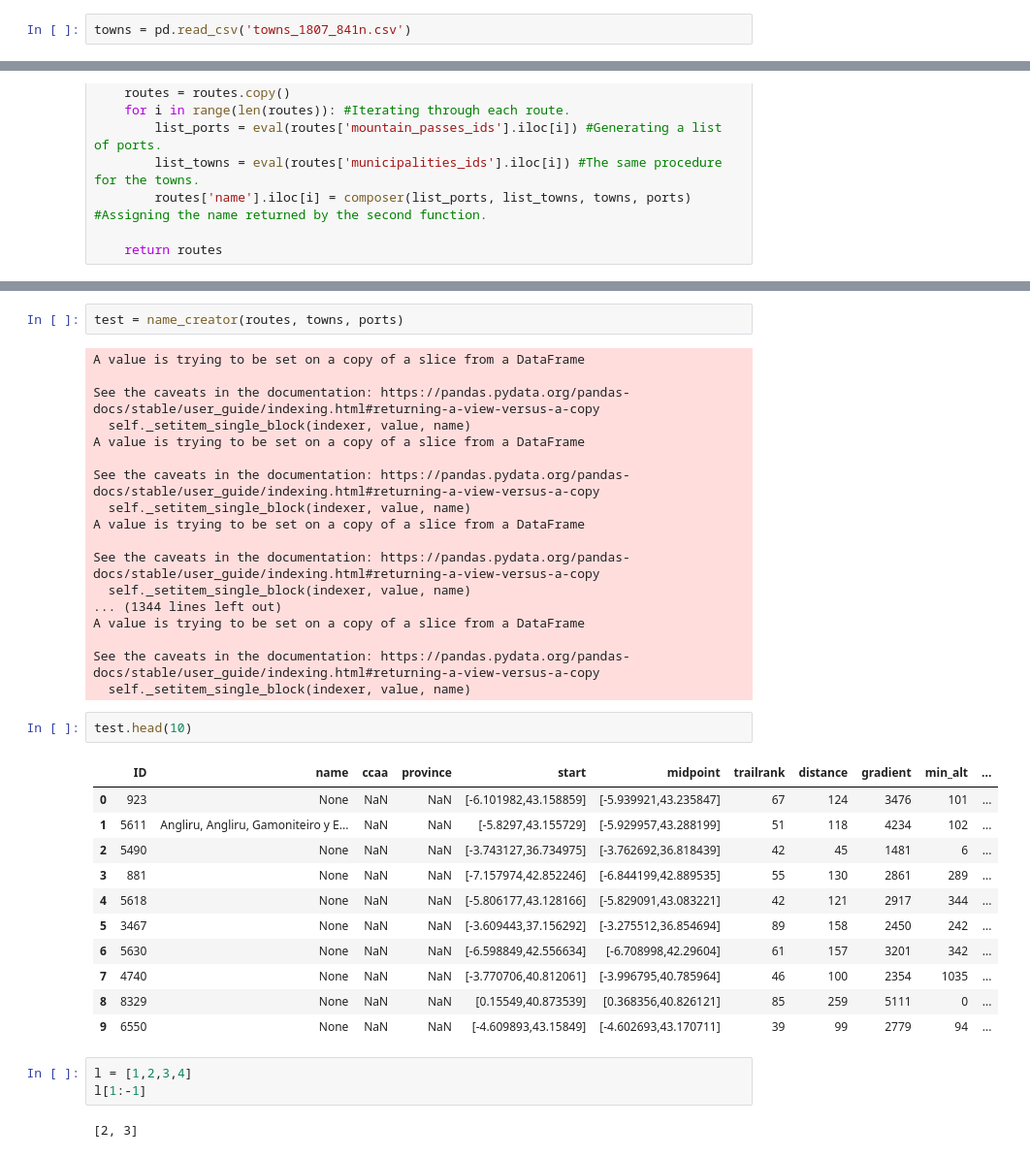
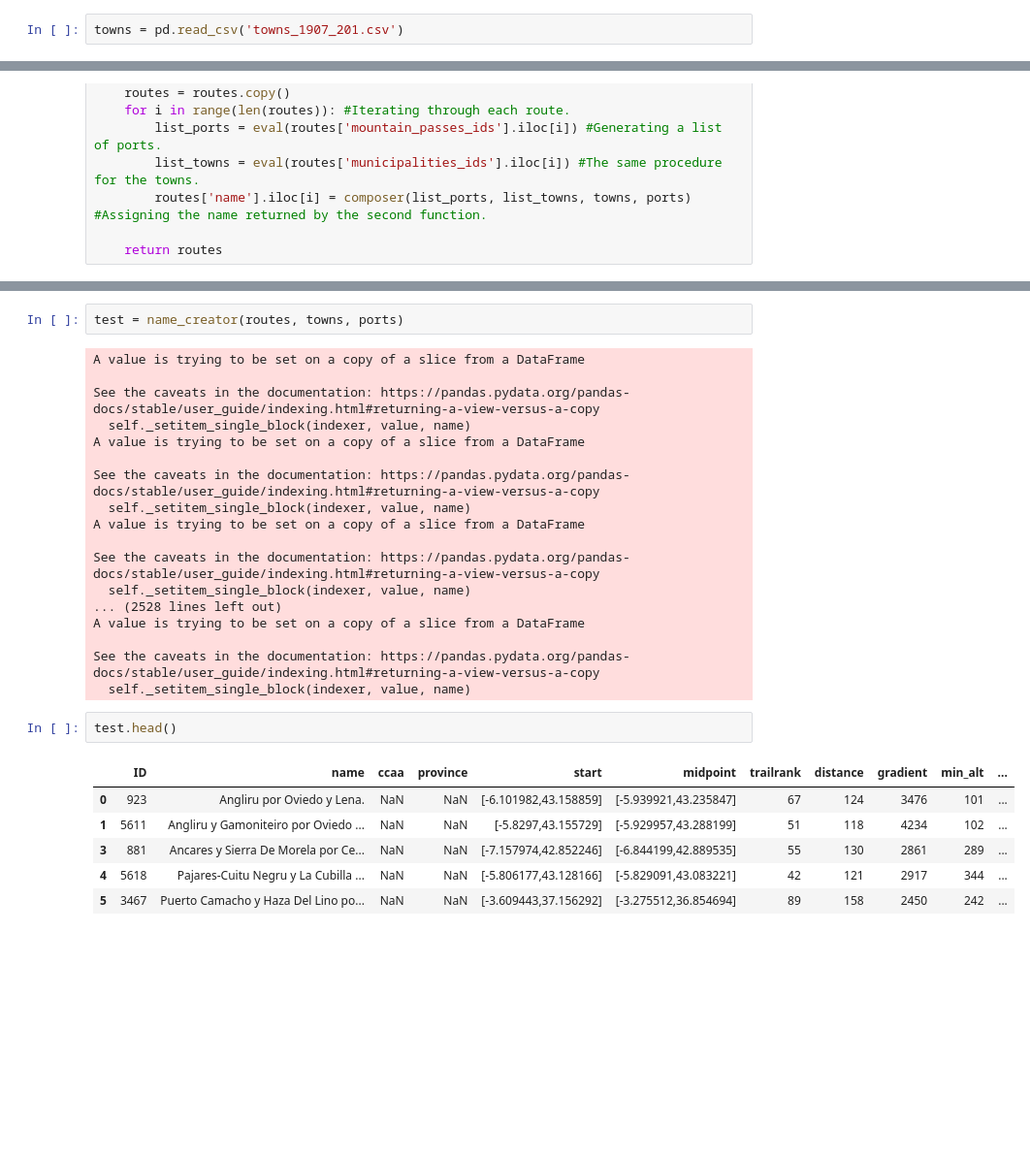
Before and after one commit to on2wheels-es/data, a Jupyter notebook: 2. Assigning route names.ipynb, the cells around one changed output, grey strips where cells are left out. Shown: that part at 97% size. Saved outputs shown, nothing was run; the diff lists cells and outputs as text; blank space fills up the shorter version.

```diff
--- a/2. Assigning route names.ipynb
+++ b/2. Assigning route names.ipynb
@@ -24,5 +24,5 @@ To create a better naming scheme we need to know which towns are near every rout
 # %%
-towns = pd.read_csv('towns_1807_841n.csv')
+towns = pd.read_csv('towns_1907_201.csv')
 # %%
 towns.head()
 # %% [output]
@@ -217,27 +218,17 @@ A value is trying to be set on a copy of a slice from a DataFrame
 
 See the caveats in the documentation: https://pandas.pydata.org/pandas-docs/stable/user_guide/indexing.html#returning-a-view-versus-a-copy
   self._setitem_single_block(indexer, value, name)
-... (1344 lines left out)
+... (2528 lines left out)
 A value is trying to be set on a copy of a slice from a DataFrame
 
 See the caveats in the documentation: https://pandas.pydata.org/pandas-docs/stable/user_guide/indexing.html#returning-a-view-versus-a-copy
   self._setitem_single_block(indexer, value, name)
 # %%
-test.head(10)
+test.head()
 # %% [output]
 |  | ID | name | ccaa | province | start | midpoint | trailrank | distance | gradient | min_alt | ... |
-| 0 | 923 | None | NaN | NaN | [-6.101982,43.158859] | [-5.939921,43.235847] | 67 | 124 | 3476 | 101 | ... |
-| 1 | 5611 | Angliru, Angliru, Gamoniteiro y E... | NaN | NaN | [-5.8297,43.155729] | [-5.929957,43.288199] | 51 | 118 | 4234 | 102 | ... |
-| 2 | 5490 | None | NaN | NaN | [-3.743127,36.734975] | [-3.762692,36.818439] | 42 | 45 | 1481 | 6 | ... |
-| 3 | 881 | None | NaN | NaN | [-7.157974,42.852246] | [-6.844199,42.889535] | 55 | 130 | 2861 | 289 | ... |
-| 4 | 5618 | None | NaN | NaN | [-5.806177,43.128166] | [-5.829091,43.083221] | 42 | 121 | 2917 | 344 | ... |
-| 5 | 3467 | None | NaN | NaN | [-3.609443,37.156292] | [-3.275512,36.854694] | 89 | 158 | 2450 | 242 | ... |
-| 6 | 5630 | None | NaN | NaN | [-6.598849,42.556634] | [-6.708998,42.29604] | 61 | 157 | 3201 | 342 | ... |
-| 7 | 4740 | None | NaN | NaN | [-3.770706,40.812061] | [-3.996795,40.785964] | 46 | 100 | 2354 | 1035 | ... |
-| 8 | 8329 | None | NaN | NaN | [0.15549,40.873539] | [0.368356,40.826121] | 85 | 259 | 5111 | 0 | ... |
-| 9 | 6550 | None | NaN | NaN | [-4.609893,43.15849] | [-4.602693,43.170711] | 39 | 99 | 2779 | 94 | ... |
+| 0 | 923 | Angliru por Oviedo y Lena. | NaN | NaN | [-6.101982,43.158859] | [-5.939921,43.235847] | 67 | 124 | 3476 | 101 | ... |
+| 1 | 5611 | Angliru y Gamoniteiro por Oviedo ... | NaN | NaN | [-5.8297,43.155729] | [-5.929957,43.288199] | 51 | 118 | 4234 | 102 | ... |
+| 3 | 881 | Ancares y Sierra De Morela por Ce... | NaN | NaN | [-7.157974,42.852246] | [-6.844199,42.889535] | 55 | 130 | 2861 | 289 | ... |
+| 4 | 5618 | Pajares-Cuitu Negru y La Cubilla ... | NaN | NaN | [-5.806177,43.128166] | [-5.829091,43.083221] | 42 | 121 | 2917 | 344 | ... |
+| 5 | 3467 | Puerto Camacho y Haza Del Lino po... | NaN | NaN | [-3.609443,37.156292] | [-3.275512,36.854694] | 89 | 158 | 2450 | 242 | ... |
-# %%
-l = [1,2,3,4]
-l[1:-1]
-# %% [output]
-[2, 3]
```
Also changed, not shown: parts of 11 cells of this notebook.
